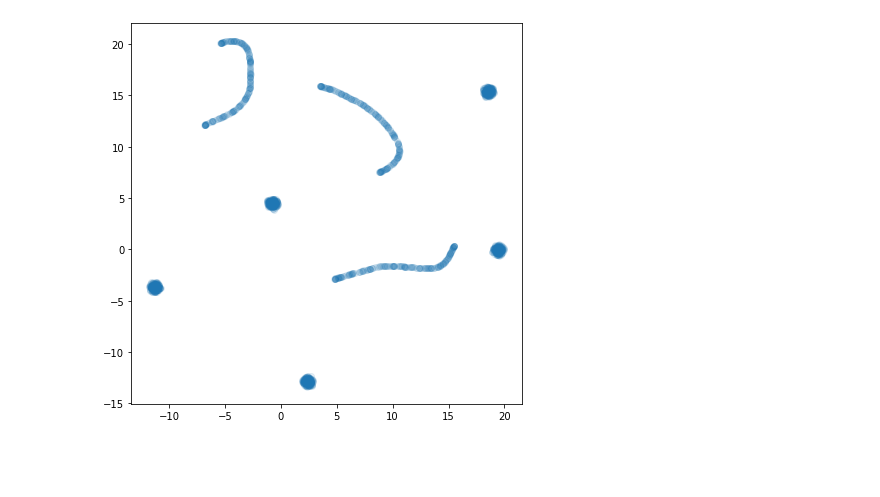
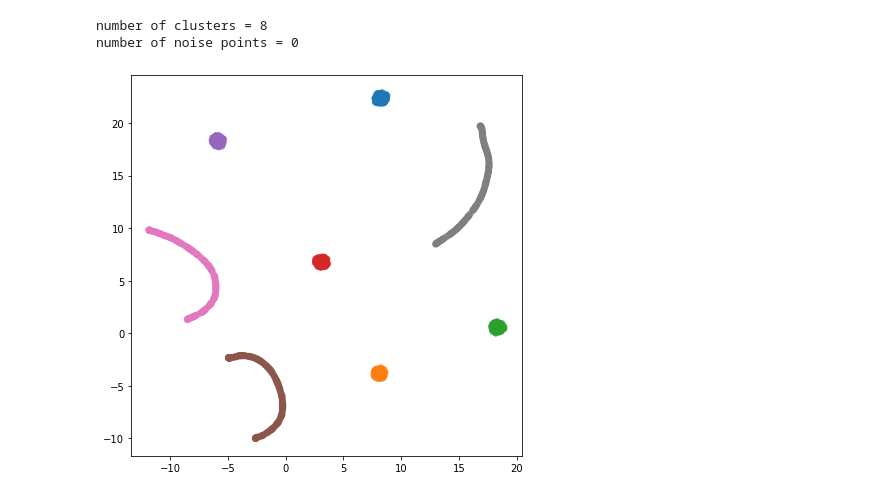
Before and after one commit to gchq/annchor, a Jupyter notebook: Examples/UmapHDBSCANIntegration.ipynb, the cells around one changed output. Saved outputs shown, nothing was run; the diff lists cells and outputs as text; code cells hidden in the pictures; blank space fills up the shorter version.

```diff
--- a/Examples/UmapHDBSCANIntegration.ipynb
+++ b/Examples/UmapHDBSCANIntegration.ipynb
@@ -79,7 +121,37 @@ T = U.fit_transform(D)
+# %%
+# Run hdbscan clustering
+clusterer = HDBSCAN(metric='precomputed')
+labels = clusterer.fit_predict(dense)
+n_labels = len(set(labels).difference({-1}))
+n_noise = np.sum(labels==-1)
+
+#How many clusters do we find?
+print('number of clusters = %d' % n_labels)
+
+# How many points are 'noise'?
+print('number of noise points = %d' % np.sum(labels==-1))
+# %% [output]
+number of clusters = 8
+number of noise points = 0
 # %%
-# View the 2D projection with matplotlib
+# Visualise the clusters using matplotlib
+
 fig,ax = plt.subplots(figsize=(7,7))
-ax.scatter(*T.T,alpha=0.1)
+
+# Plot noise (if present)
+ax.scatter(*T[labels==-11].T,
+           c='k',
+           marker='.',
+           alpha=0.1)
+
+# Plot clusters
+ax.scatter(*T[labels>-1].T,
+           c=labels[labels>-1],
+           cmap=plt.cm.tab10,
+           vmin=0,
+           vmax=10,
+           marker='o',
+           alpha=0.5)
 plt.show()
 # %% [output]
-[figure, old version]
+[figure, new version]
```
Also changed, not shown: parts of 13 cells of this notebook, 10 other files.
